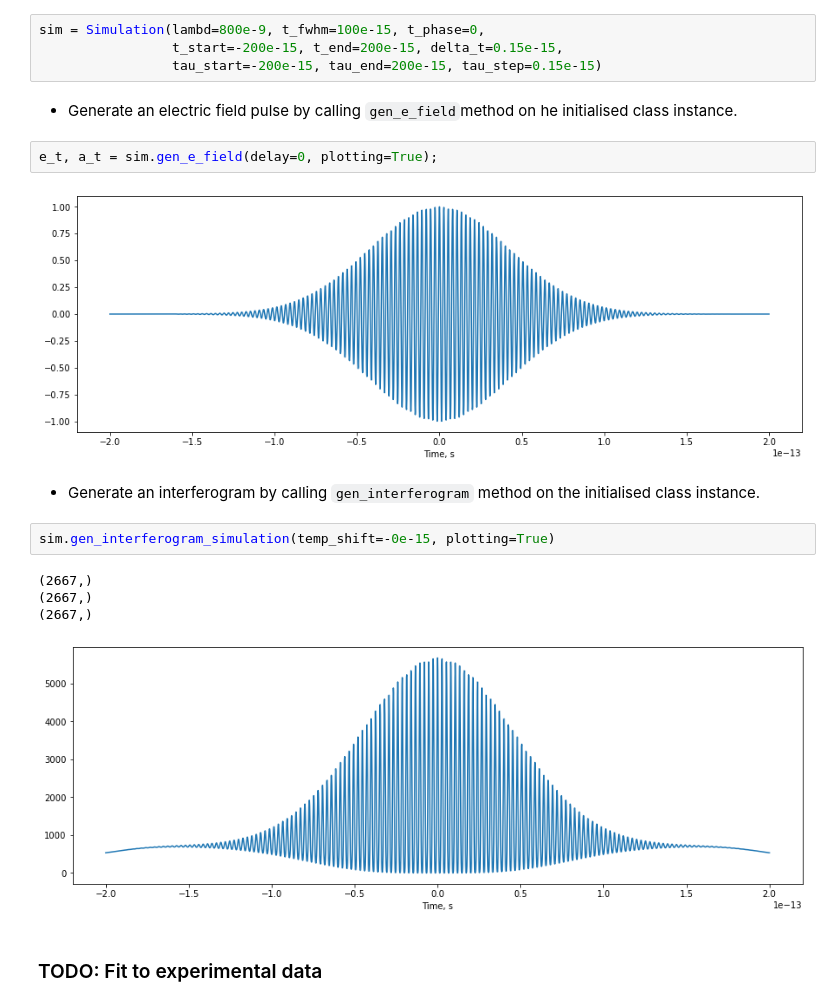
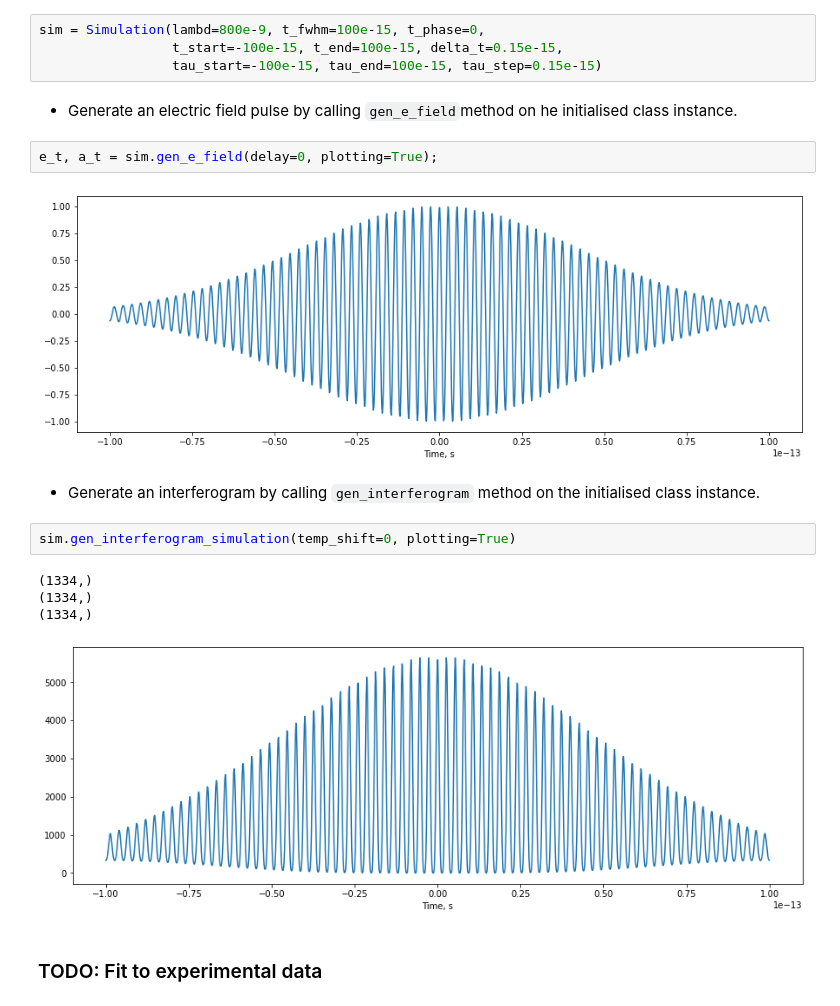
Before and after one commit to pkliui/Interferometry, a Jupyter notebook: Interferometry/docs/InterferogramAnalysis.ipynb, the cells around one changed output. Drawn from its saved outputs; the diff is of its cells as text.

````diff
--- a/Interferometry/docs/InterferogramAnalysis.ipynb
+++ b/Interferometry/docs/InterferogramAnalysis.ipynb
@@ -167,22 +231,22 @@ from Interferometry.classes.simulation import Simulation
 # %%
 sim = Simulation(lambd=800e-9, t_fwhm=100e-15, t_phase=0,
-                 t_start=-200e-15, t_end=200e-15, delta_t=0.15e-15,
-                 tau_start=-200e-15, tau_end=200e-15, tau_step=0.15e-15)
+                 t_start=-100e-15, t_end=100e-15, delta_t=0.15e-15,
+                 tau_start=-100e-15, tau_end=100e-15, tau_step=0.15e-15)
 # %% [markdown]
 * Generate an electric field pulse by calling ```gen_e_field```method on he initialised class instance.
 # %%
 e_t, a_t = sim.gen_e_field(delay=0, plotting=True);
 # %% [output]
-[figure, old version]
+[figure, new version]
 # %% [markdown]
 * Generate an interferogram by calling ```gen_interferogram``` method on the initialised class instance.
 # %%
-sim.gen_interferogram_simulation(temp_shift=-0e-15, plotting=True)
+sim.gen_interferogram_simulation(temp_shift=0, plotting=True)
 # %% [output]
-(2667,)
-(2667,)
-(2667,)
+(1334,)
+(1334,)
+(1334,)
-[figure, old version]
+[figure, new version]
 # %% [markdown]
 ### TODO: Fit to experimental data
 # %% [markdown]
````
Also changed, not shown: parts of 18 cells of this notebook.
